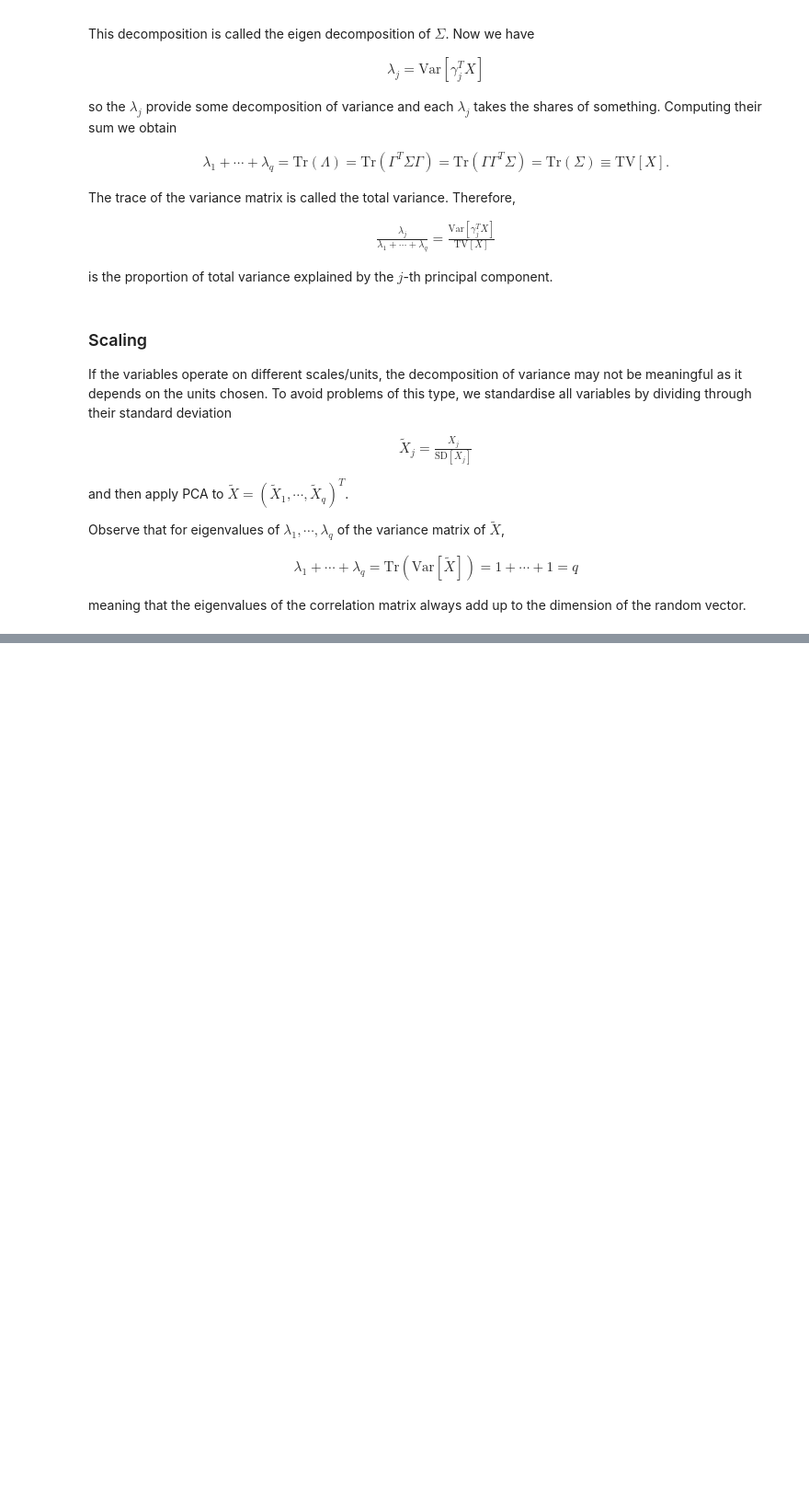
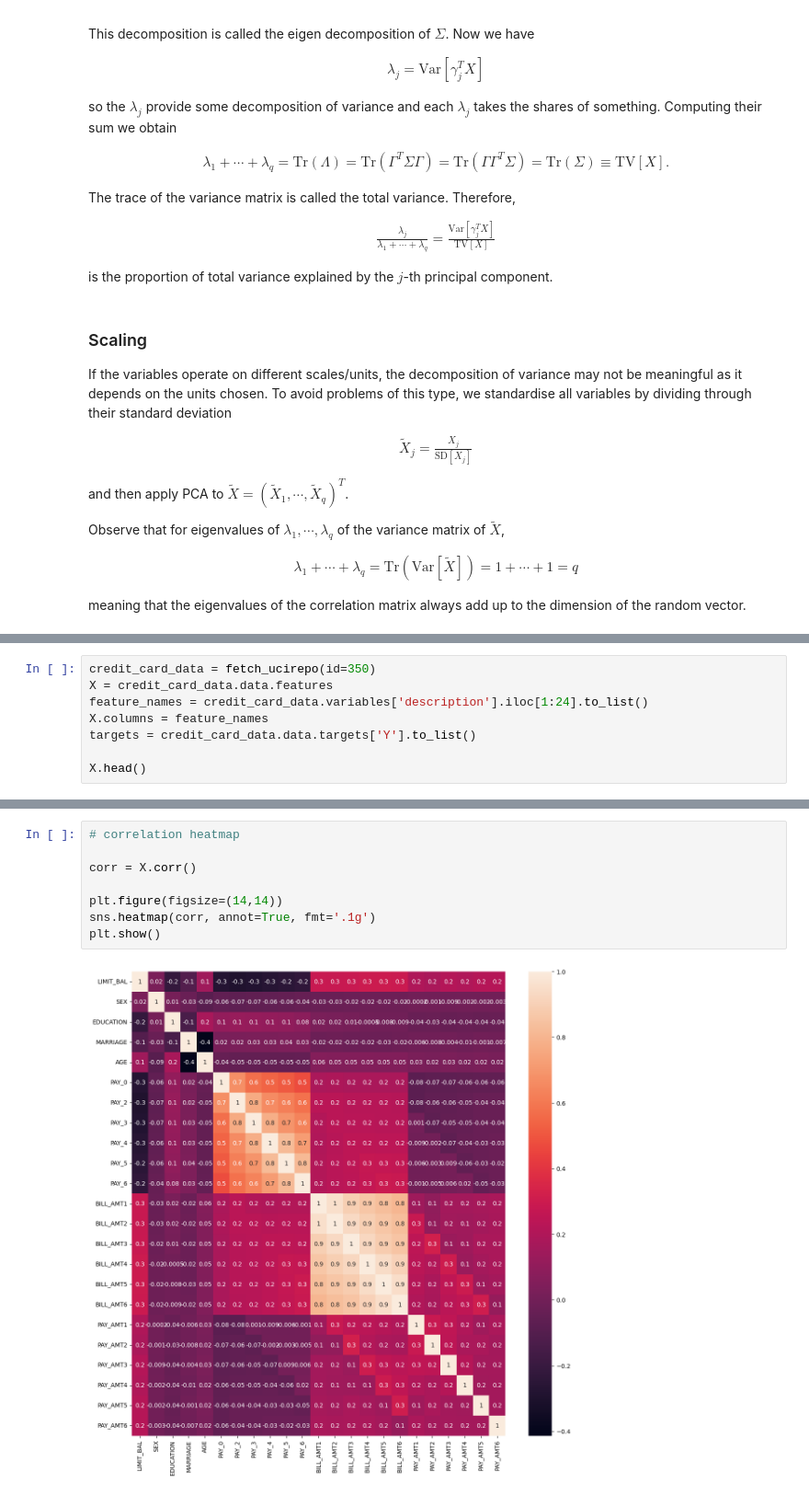
Before and after one commit to fredjeong/notes, a Jupyter notebook: machine-learning/unsupervised-learning/dimensionality-reduction/pca.ipynb, the cells around one changed output, grey strips where cells are left out. Shown at 92% size. Saved outputs shown, nothing was run; the diff lists cells and outputs as text; blank space fills up the shorter version.

```diff
--- a/machine-learning/unsupervised-learning/dimensionality-reduction/pca.ipynb
+++ b/machine-learning/unsupervised-learning/dimensionality-reduction/pca.ipynb
@@ -268,0 +279,8 @@ $$
+# %%
+credit_card_data = fetch_ucirepo(id=350)
+X = credit_card_data.data.features
+feature_names = credit_card_data.variables['description'].iloc[1:24].to_list()
+X.columns = feature_names
+targets = credit_card_data.data.targets['Y'].to_list()
+
+X.head()
@@ -268,0 +295,10 @@ $$
+# %%
+# correlation heatmap
+
+corr = X.corr()
+
+plt.figure(figsize=(14,14))
+sns.heatmap(corr, annot=True, fmt='.1g')
+plt.show()
+# %% [output]
+[figure, added]
```
Also changed, not shown: parts of 7 cells of this notebook, 1 other file.
